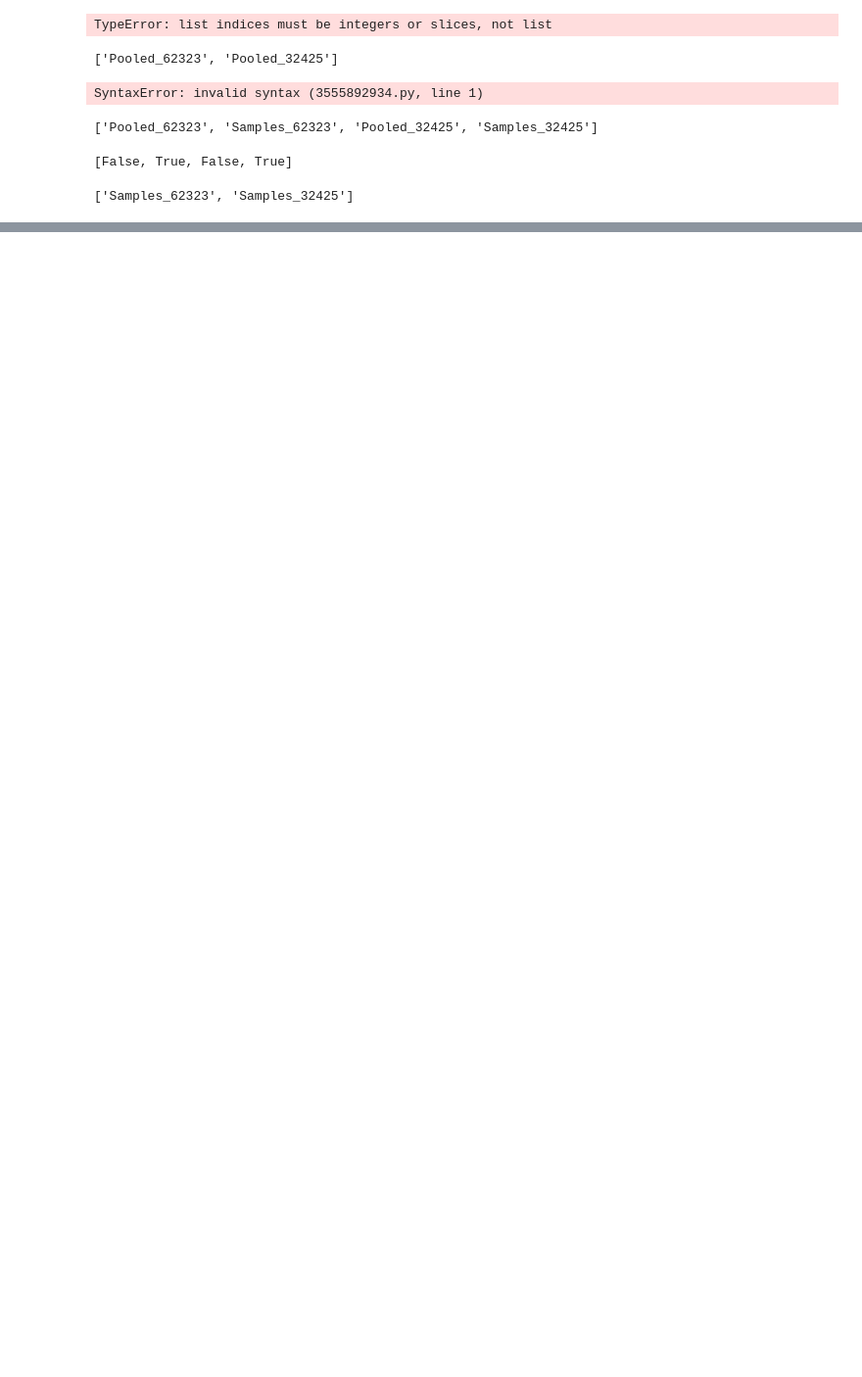
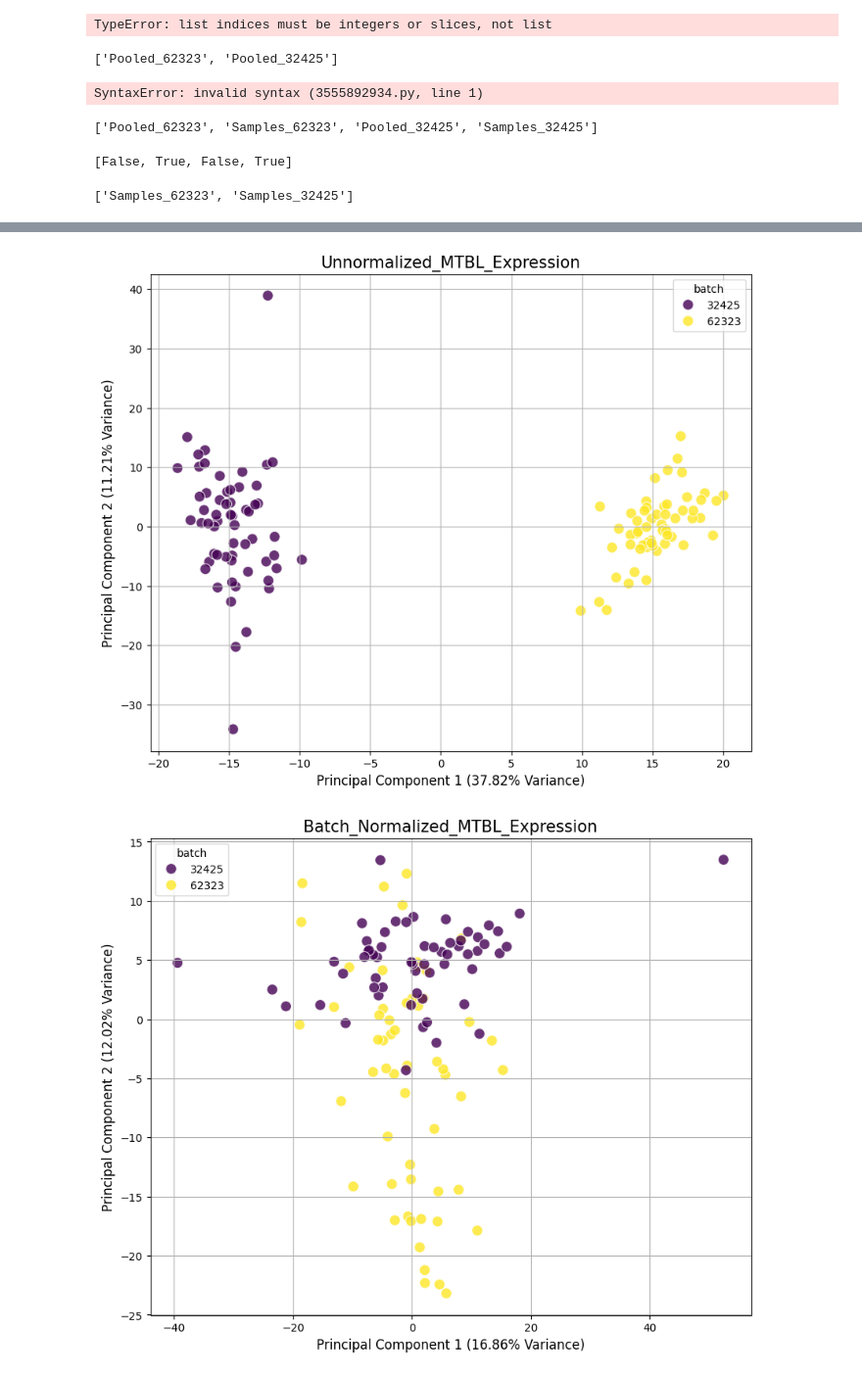
Before and after one commit to spiekos/PiekosLab, a Jupyter notebook: kaylaxu/test.MTBL_datacleaning.ipynb, the cells around one changed output, grey strips where cells are left out. Shown at 98% size. Drawn from its saved outputs; the diff is of its cells as text; code cells hidden in the pictures; blank space fills up the shorter version.

```diff
--- a/kaylaxu/test.MTBL_datacleaning.ipynb
+++ b/kaylaxu/test.MTBL_datacleaning.ipynb
@@ -645,0 +936,5 @@ list(compress(list(exp_data.keys()), ["Sample" in x for x in exp_data.keys()]))
+# %%
+cleanHelper(exp_data, "NEG", '/Users/kaylaxu/Desktop/data/clean_data/MTBL_placenta')
+# %% [output]
+[figure, added]
+[figure, added]
```
Also changed, not shown: parts of 7 cells of this notebook, 4 other files.
